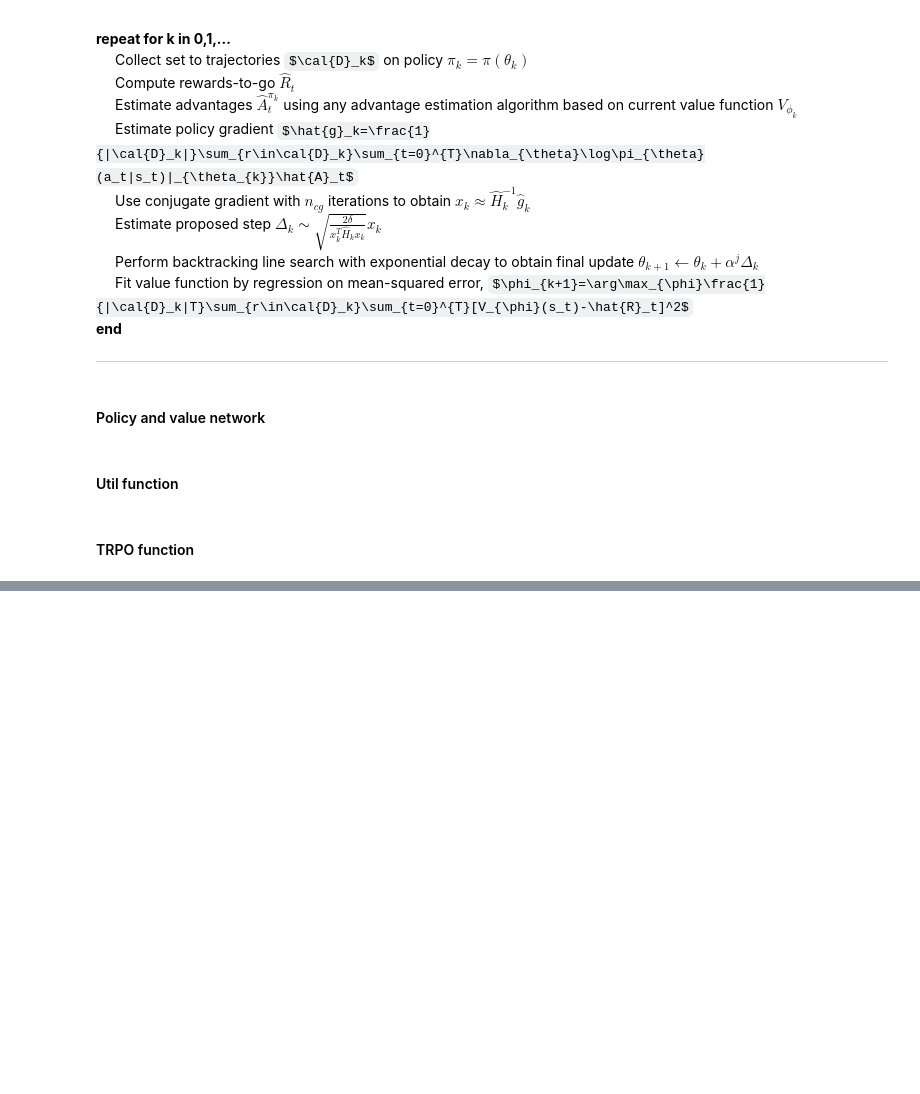
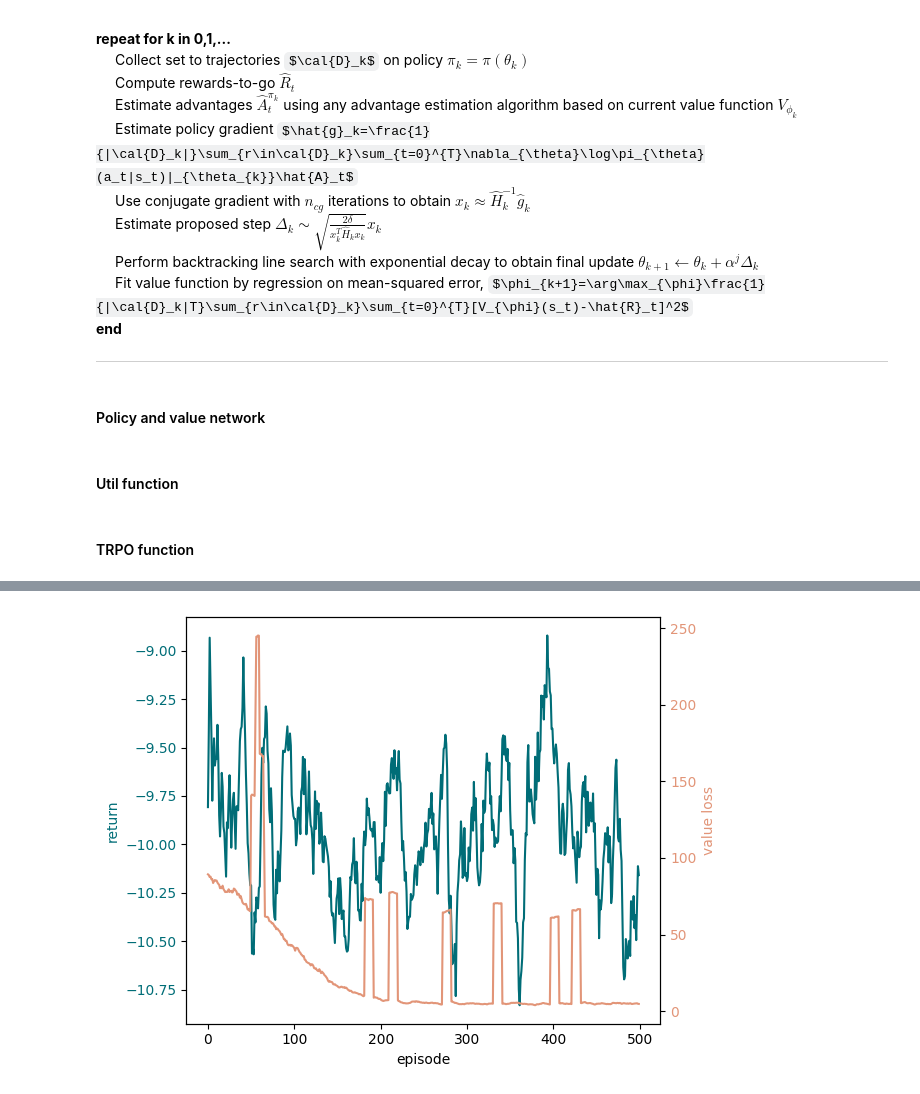
Before and after one commit to kueiwen/reinforcement-learning, a Jupyter notebook: trust_region_policy_optimization.ipynb, the cells around one changed output, grey strips where cells are left out. Cells and saved outputs as stored; diff of their text form; code cells hidden in the pictures; some formulas as TeX source; blank space fills up the shorter version.

```diff
--- a/trust_region_policy_optimization.ipynb
+++ b/trust_region_policy_optimization.ipynb
@@ -994,0 +663,37 @@ Episode 0       Steps Collected: 4000   Last Ep Reward: -1211.06        Avg Batc
+# %%
+import matplotlib.pyplot as plt
+import pandas as pd
+
+def ma(x, window_len=10):
+    res = list()
+    for i in range(len(x)):
+        if i < window_len:
+            res.append(x[:i+1].mean())
+        else:
+            res.append(x[i-window_len:i].mean())
+    return res
+
+R = [r[0]for r in all_returns]
+df = pd.DataFrame({
+    'episode': np.arange(n_episodes),
+    'returns': R,
+    'value_loss': all_value_loss,
+})
+fig, ax1 = plt.subplots()
+color = '#006d77'
+ax1.set_xlabel('episode')
+ax1.set_ylabel('return', color=color)
+ax1.plot(df['episode'], ma(df['returns']), color=color)
+ax1.tick_params(axis='y', labelcolor=color)
+
+ax2 = ax1.twinx()  # instantiate a second Axes that shares the same x-axis
+
+color = '#e29578'
+ax2.set_ylabel('value loss', color=color)  # we already handled the x-label with ax1
+ax2.plot(df['episode'], ma(df['value_loss']), color=color)
+ax2.tick_params(axis='y', labelcolor=color)
+
+fig.tight_layout()  # otherwise the right y-label is slightly clipped
+plt.show()
+# %% [output]
+[figure, added]
```
Also changed, not shown: parts of 14 cells of this notebook.
